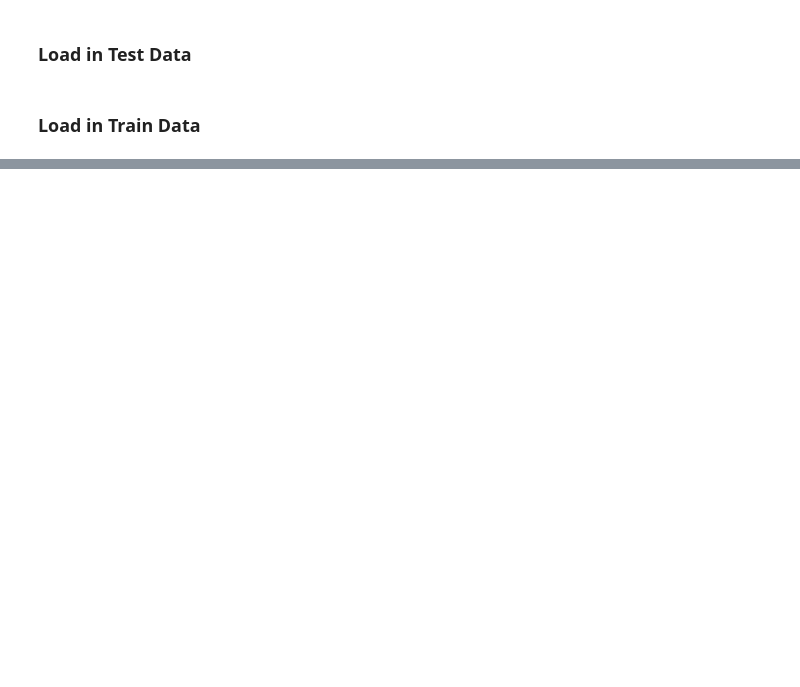
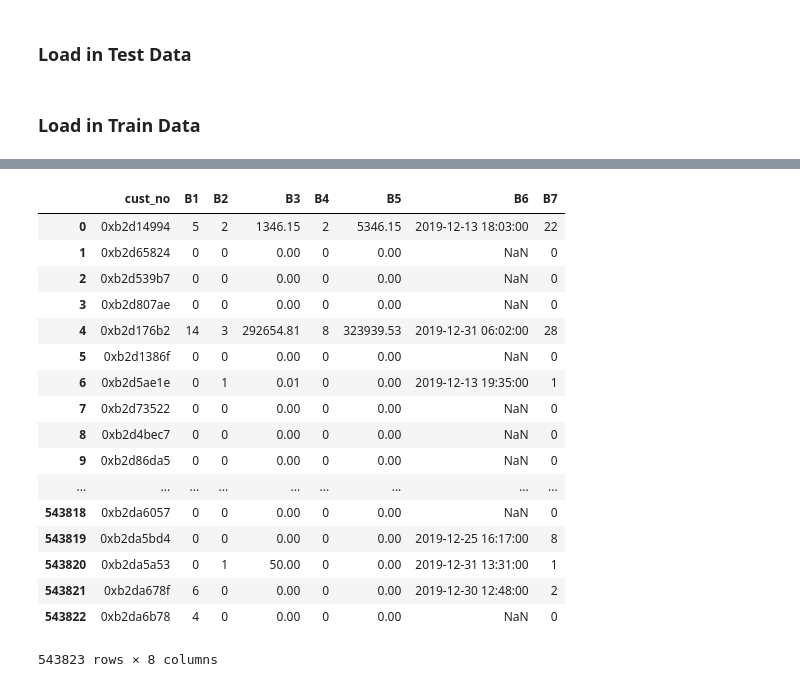
Before and after one commit to tong-jin-nyu/bank-churn-prediction, a Jupyter notebook: dev/Data Preprocess.ipynb, the cells around one changed output, grey strips where cells are left out. Drawn from its saved outputs; the diff is of its cells as text; code cells hidden in the pictures; blank space fills up the shorter version.

```diff
--- a/dev/Data Preprocess.ipynb
+++ b/dev/Data Preprocess.ipynb
@@ -170,0 +239,21 @@ y_Q4_3 = pd.read_csv(y_train_3 + "y_Q4_3.csv")
+# %%
+behavior_m12
+# %% [output]
+|  | cust_no | B1 | B2 | B3 | B4 | B5 | B6 | B7 |
+| 0 | 0xb2d14994 | 5 | 2 | 1346.15 | 2 | 5346.15 | 2019-12-13 18:03:00 | 22 |
+| 1 | 0xb2d65824 | 0 | 0 | 0.00 | 0 | 0.00 | NaN | 0 |
+| 2 | 0xb2d539b7 | 0 | 0 | 0.00 | 0 | 0.00 | NaN | 0 |
+| 3 | 0xb2d807ae | 0 | 0 | 0.00 | 0 | 0.00 | NaN | 0 |
+| 4 | 0xb2d176b2 | 14 | 3 | 292654.81 | 8 | 323939.53 | 2019-12-31 06:02:00 | 28 |
+| 5 | 0xb2d1386f | 0 | 0 | 0.00 | 0 | 0.00 | NaN | 0 |
+| 6 | 0xb2d5ae1e | 0 | 1 | 0.01 | 0 | 0.00 | 2019-12-13 19:35:00 | 1 |
+| 7 | 0xb2d73522 | 0 | 0 | 0.00 | 0 | 0.00 | NaN | 0 |
+| 8 | 0xb2d4bec7 | 0 | 0 | 0.00 | 0 | 0.00 | NaN | 0 |
+| 9 | 0xb2d86da5 | 0 | 0 | 0.00 | 0 | 0.00 | NaN | 0 |
+| ... | ... | ... | ... | ... | ... | ... | ... | ... |
+| 543818 | 0xb2da6057 | 0 | 0 | 0.00 | 0 | 0.00 | NaN | 0 |
+| 543819 | 0xb2da5bd4 | 0 | 0 | 0.00 | 0 | 0.00 | 2019-12-25 16:17:00 | 8 |
+| 543820 | 0xb2da5a53 | 0 | 1 | 50.00 | 0 | 0.00 | 2019-12-31 13:31:00 | 1 |
+| 543821 | 0xb2da678f | 6 | 0 | 0.00 | 0 | 0.00 | 2019-12-30 12:48:00 | 2 |
+| 543822 | 0xb2da6b78 | 4 | 0 | 0.00 | 0 | 0.00 | NaN | 0 |
+543823 rows × 8 columns
```
Also changed, not shown: parts of 12 cells of this notebook.
